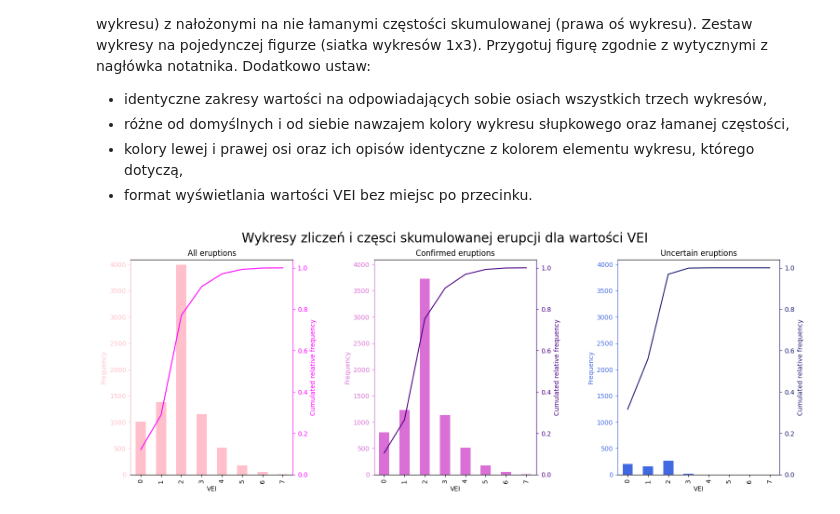
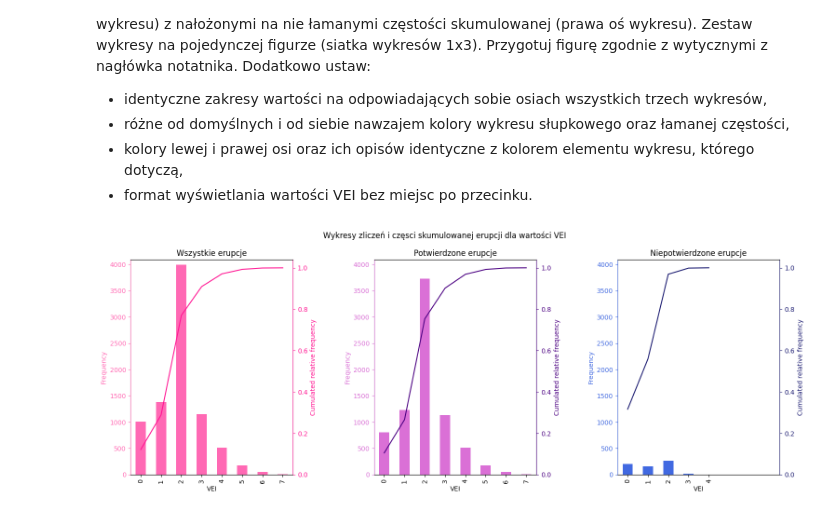
Before and after one commit to zuzannabrauer/dataAnalysisPython, a Jupyter notebook: ZZ01_CZ02.ipynb, the cells around one changed output. Drawn from its saved outputs; the diff is of its cells as text; code cells hidden in the pictures.

Commit message:
chart editing, round mistake repair

```diff
--- a/ZZ01_CZ02.ipynb
+++ b/ZZ01_CZ02.ipynb
@@ -183,10 +183,10 @@ vei_data_1
 # %%
 eruptions_data2 = eruptions_data[eruptions_data['Eruption Category'] == 'Confirmed']
 vei_data_2 = pd.DataFrame()
-vei_data_2['f'] = pd.DataFrame(eruptions_data2.groupby('VEI')['Eruption Category'].count())
+vei_data_2['f'] = eruptions_data2.groupby('VEI')['Eruption Category'].count()
 vei_data_2['cf'] = vei_data_2['f'].cumsum()
 vei_data_2['rf'] = (vei_data_2['f'])/(vei_data_2['f'].sum())
-vei_data_2['rf'] = (vei_data_2['rf']).round(5)
+vei_data_2['rf'] = (vei_data_2['rf']).round(4)
 vei_data_2['crf'] = vei_data_2['rf'].cumsum()
 vei_data_2
 # %% [output]
@@ -203,10 +203,10 @@ vei_data_2
 # %%
 eruptions_data3 = eruptions_data[eruptions_data['Eruption Category'] == 'Uncertain']
 vei_data_3 = pd.DataFrame()
-vei_data_3['f'] = pd.DataFrame(eruptions_data3.groupby('VEI')['Eruption Category'].count())
+vei_data_3['f'] = eruptions_data3.groupby('VEI')['Eruption Category'].count()
 vei_data_3['cf'] = vei_data_3['f'].cumsum()
 vei_data_3['rf'] = (vei_data_3['f'])/(vei_data_3['f'].sum())
-vei_data_3['rf'] = (vei_data_3['rf']).round(5)
+vei_data_3['rf'] = (vei_data_3['rf']).round(4)
 vei_data_3['crf'] = vei_data_3['rf'].cumsum()
 vei_data_3
 # %% [output]
@@ -243,59 +243,53 @@ Zwizualizuj dane z przygotowanych tablic za pomocą wykresów słupkowych zlicze
 - format wyświetlania wartości VEI bez miejsc po przecinku.
 # %%
 fig,ax = plt.subplots(1, 3, figsize = (18,6))
-fig.suptitle('Wykresy zliczeń i częsci skumulowanej erupcji dla wartości VEI', fontsize = 20)
+fig.suptitle('Wykresy zliczeń i częsci skumulowanej erupcji dla wartości VEI')
 plt.subplots_adjust(wspace = 0.5)
 max_y = vei_data_1['f'].max() + 100
 
-ax[0].set_title('All eruptions')
-vei_data_1['f'].plot(kind = 'bar', ax = ax[0], color = 'pink')
+ax[0].set_title('Wszystkie erupcje')
+vei_data_1['f'].plot(kind = 'bar', ax = ax[0], color = 'hotpink')
 ax[2].set_xlim([-0.5,7.5])
 ax[0].set_xlabel('VEI')
 ax[0].set_ylim(0, max_y)
-ax[0].set_ylabel('Frequency', color = 'pink')
-ax[0].tick_params(axis='y', colors = 'pink')
+ax[0].set_ylabel('Frequency', color = 'hotpink')
+ax[0].tick_params(axis='y', colors = 'hotpink')
 ax[0] = ax[0].twinx()
-ax[0].plot(vei_data_1.index, vei_data_1.crf, color = 'magenta')
+ax[0].plot(vei_data_1.index, vei_data_1.crf, color = 'deeppink')
 ax[0].set_ylim([0,1.04])
-ax[0].set_ylabel('Cumulated relative frequency', color = 'magenta')
-ax[0].tick_params(axis='y', colors = 'magenta')
-ax[0].spines['left'].set_color('pink')
-ax[0].spines['right'].set_color('magenta')
+ax[0].set_ylabel('Cumulated relative frequency', color = 'deeppink')
+ax[0].tick_params(axis='y', colors = 'deeppink')
+ax[0].spines['left'].set_color('hotpink')
+ax[0].spines['right'].set_color('deeppink')
 
-ax[1].set_title('Confirmed eruptions')
+ax[1].set_title('Potwierdzone erupcje')
 vei_data_2['f'].plot(kind = 'bar', ax=ax[1], color = 'orchid')
 ax[2].set_xlim([-0.5,7.5])
 ax[1].set_xlabel('VEI')
 ax[1].set_ylim(0,max_y)
 ax[1].set_ylabel('Frequency', color = 'orchid')
 ax[1].tick_params(axis='y', colors = 'orchid')
 ax[1] = ax[1].twinx()
 ax[1].plot(vei_data_2.index, vei_data_2.crf, color = 'indigo')
 ax[1].set_ylim([0,1.04])
 ax[1].set_ylabel('Cumulated relative frequency', color = 'indigo')
 ax[1].tick_params(axis = 'y', colors = 'indigo')
 ax[1].spines['left'].set_color('orchid')
 ax[1].spines['right'].set_color('indigo')
 
-
-last_row_values = vei_data_3.iloc[4]
-for vei in range(5, 8):
-    vei_data_3.at[vei, 'cf'] = last_row_values['cf']
-    vei_data_3.at[vei, 'crf'] = last_row_values['crf']
-
-ax[2].set_title('Uncertain eruptions')
+ax[2].set_title('Niepotwierdzone erupcje')
 vei_data_3['f'].plot(kind = 'bar', ax = ax[2], color = 'royalblue')
 ax[2].set_xlim([-0.5,7.5])
 ax[2].set_xlabel('VEI')
 ax[2].set_ylim(0,max_y)
 ax[2].set_ylabel('Frequency', color = 'royalblue')
 ax[2].tick_params(axis='y', colors = 'royalblue')
 ax[2] = ax[2].twinx()
 ax[2].plot(vei_data_3.index, vei_data_3.crf, color = 'midnightblue')
 ax[2].set_ylim([0, 1.04])
 ax[2].set_ylabel('Cumulated relative frequency', color = 'midnightblue')
 ax[2].tick_params(axis = 'y', colors = 'midnightblue')
 ax[2].spines['left'].set_color('royalblue')
 ax[2].spines['right'].set_color('midnightblue')
 # %% [output]
-[figure, old version]
+[figure, new version]
```
Also changed, not shown: parts of 2 cells of this notebook.
